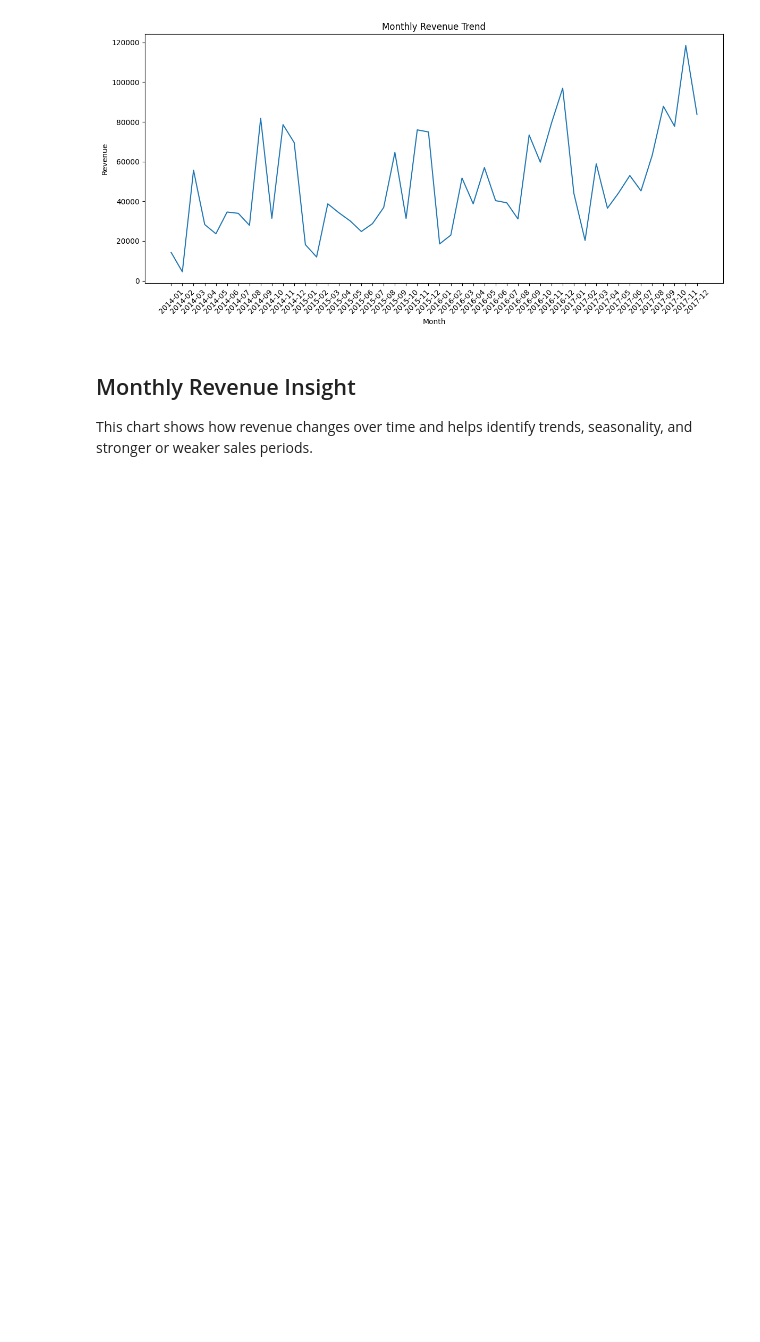
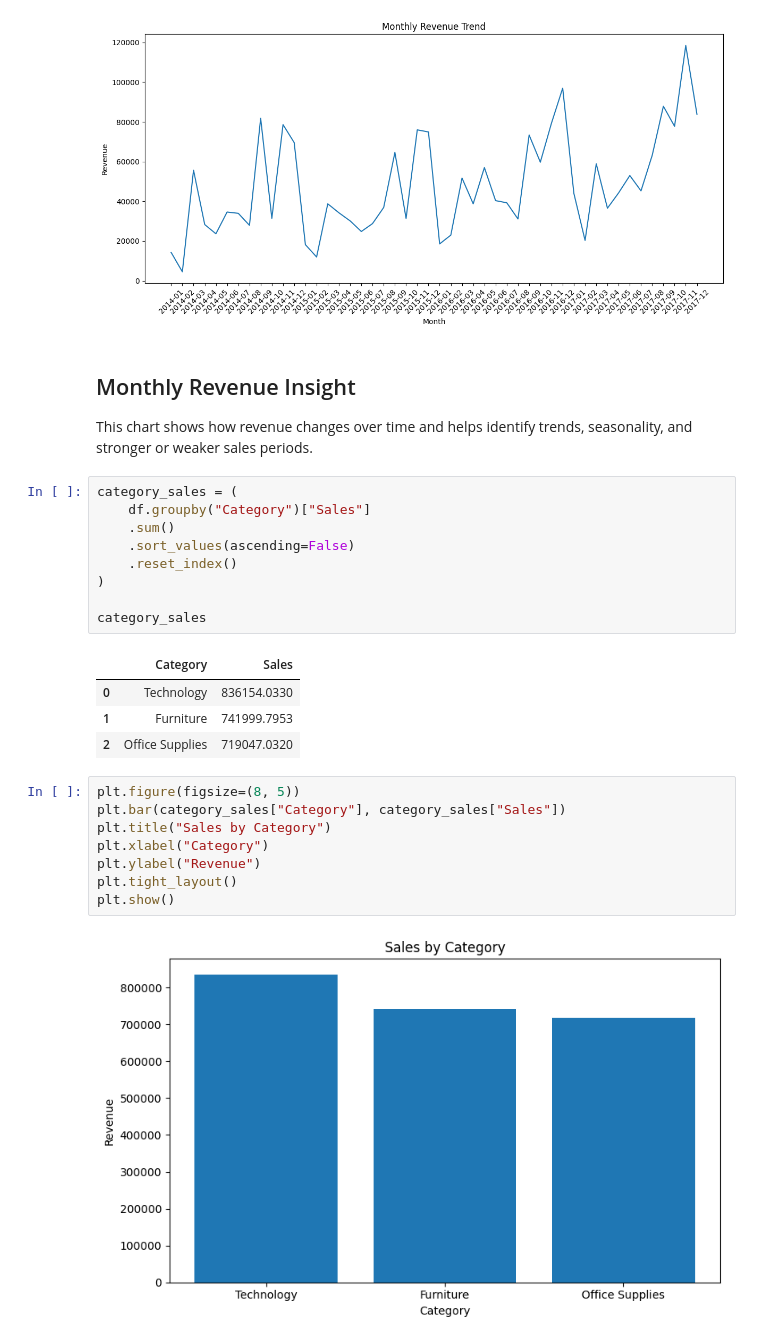
Before and after one commit to StojkoskiT/data-science-portfolio, a Jupyter notebook: projects/ecommerce_kpi_dashboard/notebooks/kpi_analysis.ipynb, the cells around one changed output. Saved outputs shown, nothing was run; the diff lists cells and outputs as text; blank space fills up the shorter version.

Commit message:
Add category revenue analysis for ecommerce dashboard

```diff
--- a/projects/ecommerce_kpi_dashboard/notebooks/kpi_analysis.ipynb
+++ b/projects/ecommerce_kpi_dashboard/notebooks/kpi_analysis.ipynb
@@ -82,3 +82,27 @@ plt.show()
 ## Monthly Revenue Insight
 
 This chart shows how revenue changes over time and helps identify trends, seasonality, and stronger or weaker sales periods.
+# %%
+category_sales = (
+    df.groupby("Category")["Sales"]
+    .sum()
+    .sort_values(ascending=False)
+    .reset_index()
+)
+
+category_sales
+# %% [output]
+|  | Category | Sales |
+| 0 | Technology | 836154.0330 |
+| 1 | Furniture | 741999.7953 |
+| 2 | Office Supplies | 719047.0320 |
+# %%
+plt.figure(figsize=(8, 5))
+plt.bar(category_sales["Category"], category_sales["Sales"])
+plt.title("Sales by Category")
+plt.xlabel("Category")
+plt.ylabel("Revenue")
+plt.tight_layout()
+plt.show()
+# %% [output]
+[figure, added]
```
Also changed, not shown: parts of 1 cell of this notebook.
